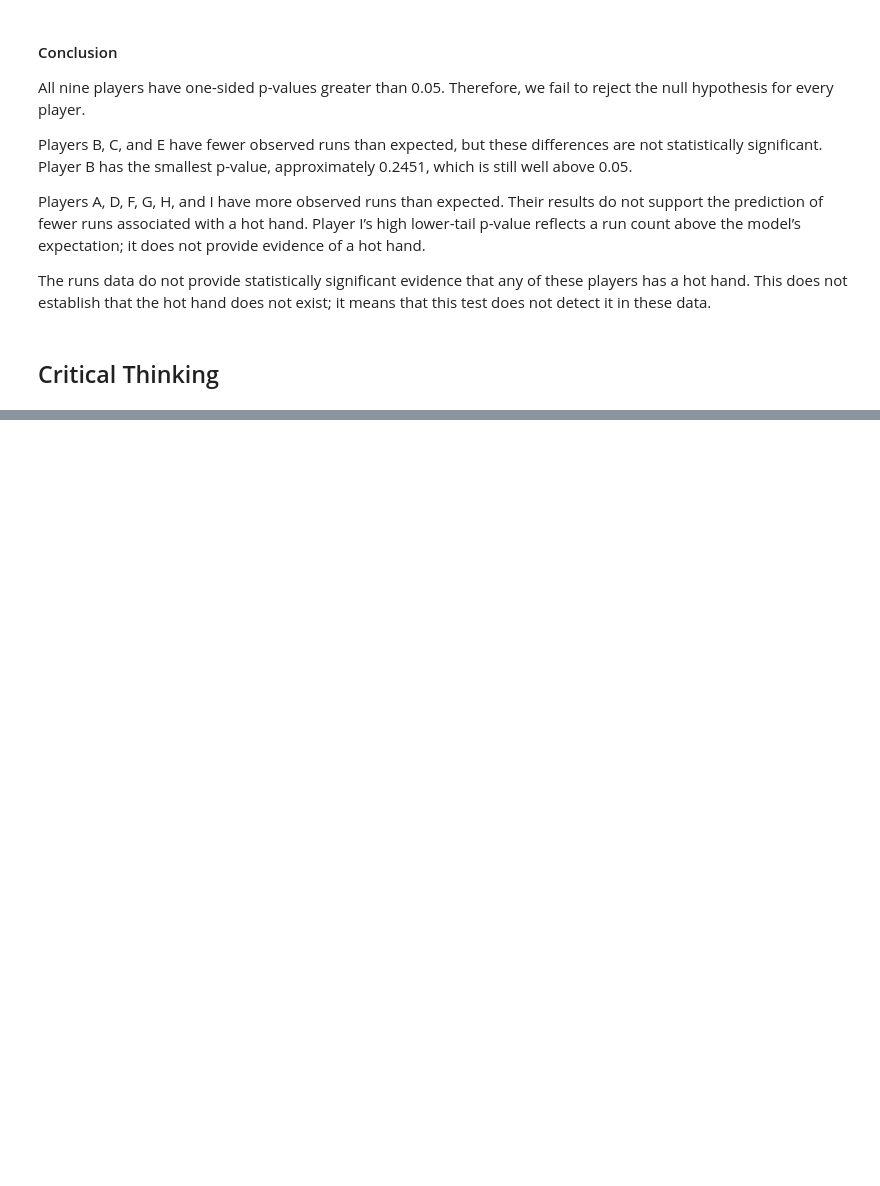
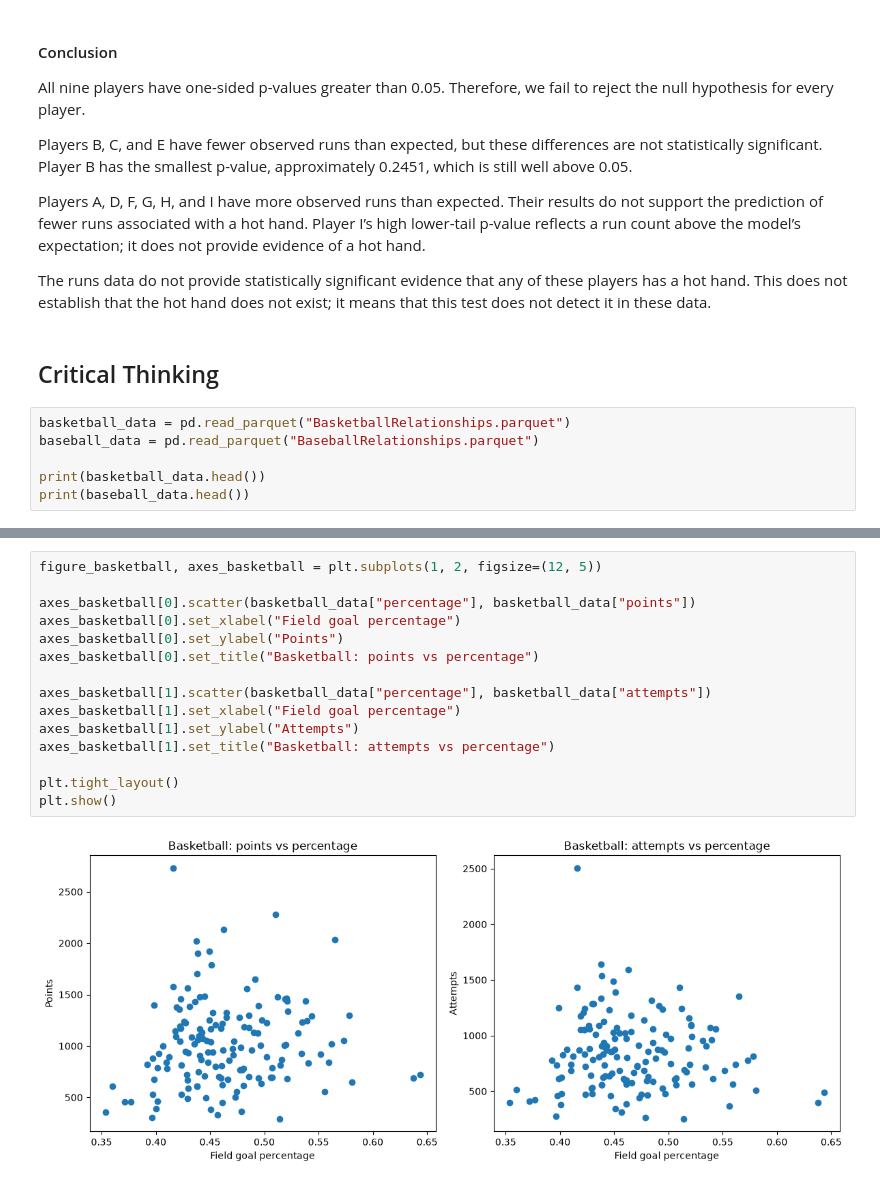
Before and after one commit to rsm-haz161/MGTA453-CaseStudy, a Jupyter notebook: HH/Hot_Hand.ipynb, the cells around one changed output, grey strips where cells are left out. Drawn from its saved outputs; the diff is of its cells as text; blank space fills up the shorter version.

```diff
--- a/HH/Hot Hand.ipynb
+++ b/HH/Hot_Hand.ipynb
@@ -579,3 +579,9 @@ Players A, D, F, G, H, and I have more observed runs than expected. Their result
 The runs data do not provide statistically significant evidence that any of these players has a hot hand. This does not establish that the hot hand does not exist; it means that this test does not detect it in these data.
 # %% [markdown]
 ## Critical Thinking
+# %%
+basketball_data = pd.read_parquet("BasketballRelationships.parquet")
+baseball_data = pd.read_parquet("BaseballRelationships.parquet")
+
+print(basketball_data.head())
+print(baseball_data.head())
@@ -581,0 +601,17 @@ The runs data do not provide statistically significant evidence that any of thes
+# %%
+figure_basketball, axes_basketball = plt.subplots(1, 2, figsize=(12, 5))
+
+axes_basketball[0].scatter(basketball_data["percentage"], basketball_data["points"])
+axes_basketball[0].set_xlabel("Field goal percentage")
+axes_basketball[0].set_ylabel("Points")
+axes_basketball[0].set_title("Basketball: points vs percentage")
+
+axes_basketball[1].scatter(basketball_data["percentage"], basketball_data["attempts"])
+axes_basketball[1].set_xlabel("Field goal percentage")
+axes_basketball[1].set_ylabel("Attempts")
+axes_basketball[1].set_title("Basketball: attempts vs percentage")
+
+plt.tight_layout()
+plt.show()
+# %% [output]
+[figure, added]
```
Also changed, not shown: parts of 7 cells of this notebook.
